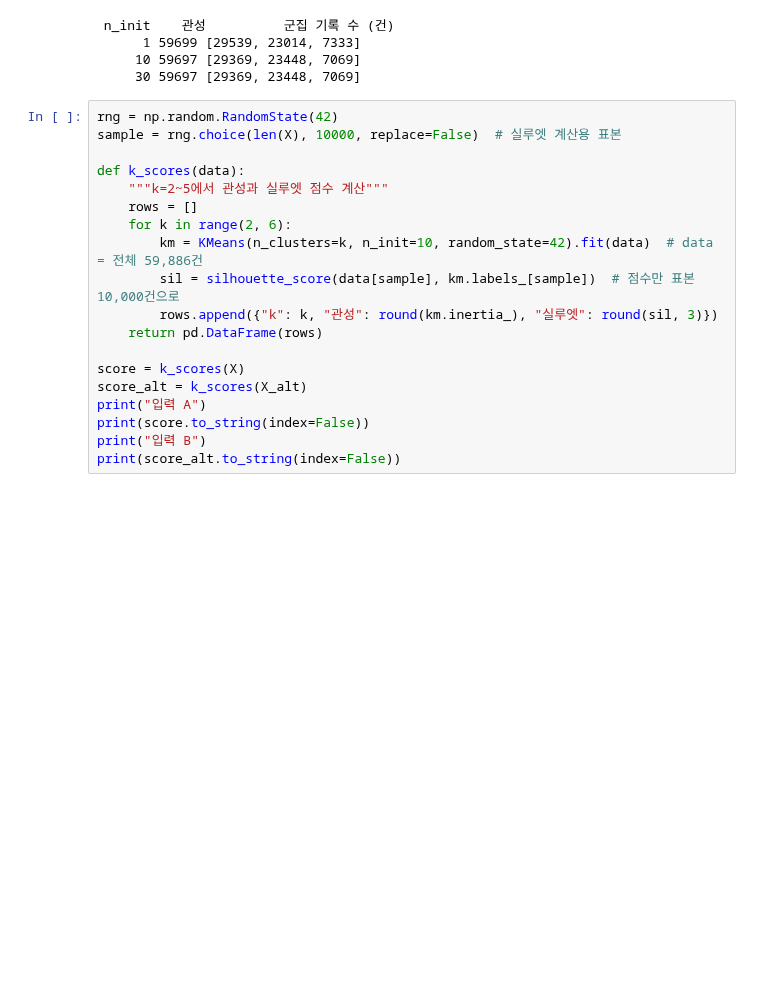
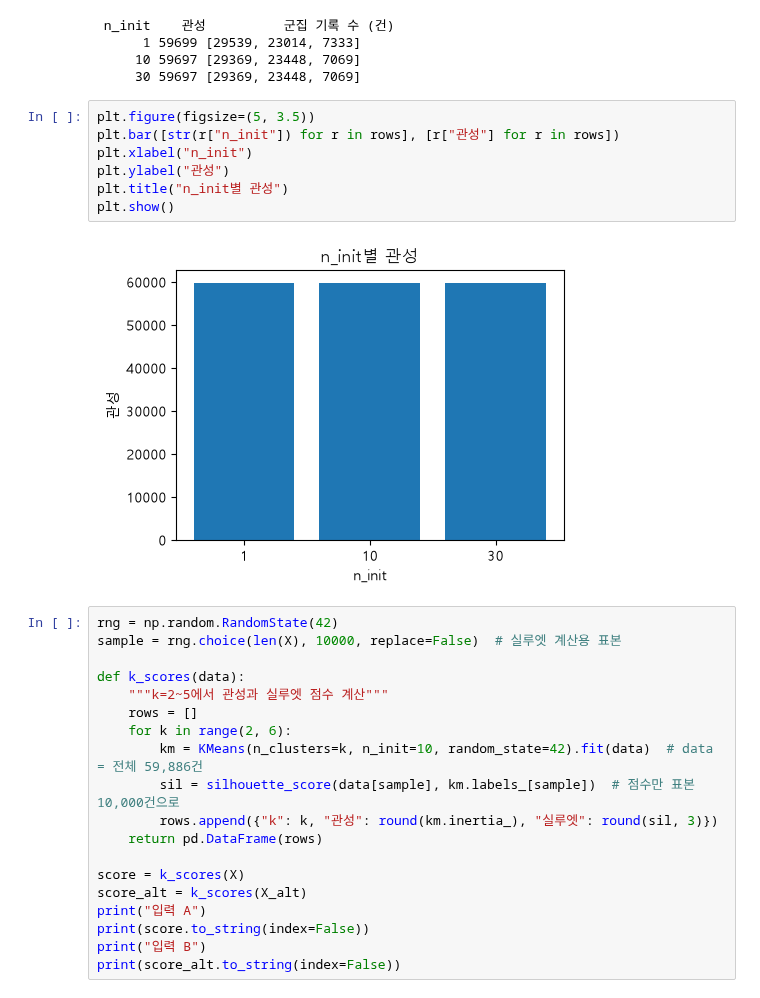
Before and after one commit to Jenny5789/hyrox-analysis, a Jupyter notebook: notebooks/03_clustering.ipynb, the cells around one changed output. Saved outputs shown, nothing was run; the diff lists cells and outputs as text; blank space fills up the shorter version.

```diff
--- a/notebooks/03_clustering.ipynb
+++ b/notebooks/03_clustering.ipynb
@@ -236,6 +258,15 @@ print(pd.DataFrame(rows).to_string(index=False))
       1 59699 [29539, 23014, 7333]
      10 59697 [29369, 23448, 7069]
      30 59697 [29369, 23448, 7069]
+# %%
+plt.figure(figsize=(5, 3.5))
+plt.bar([str(r["n_init"]) for r in rows], [r["관성"] for r in rows])
+plt.xlabel("n_init")
+plt.ylabel("관성")
+plt.title("n_init별 관성")
+plt.show()
+# %% [output]
+[figure, added]
 # %%
 rng = np.random.RandomState(42)
 sample = rng.choice(len(X), 10000, replace=False)  # 실루엣 계산용 표본
```
Also changed, not shown: parts of 3 cells of this notebook.
